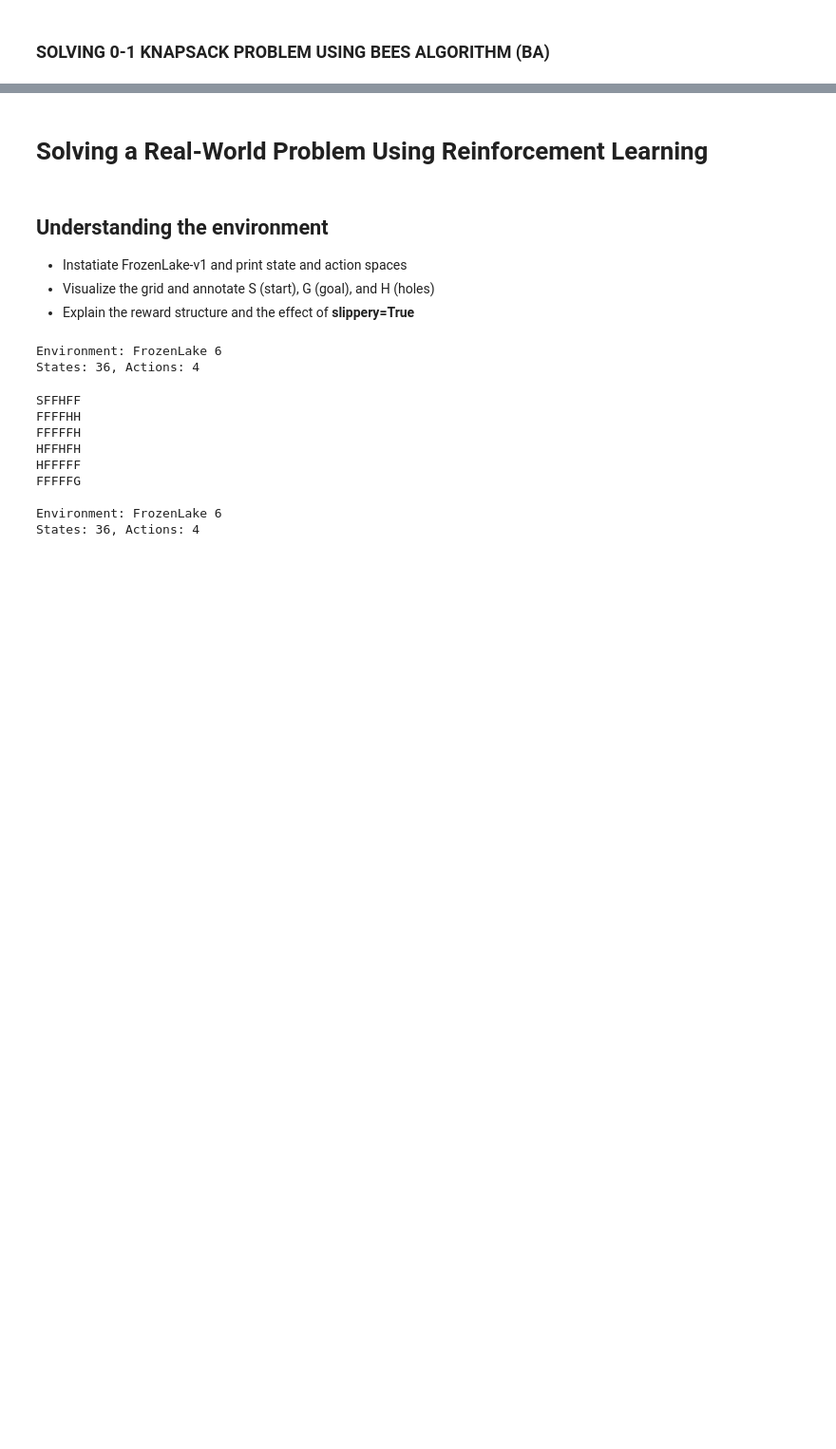
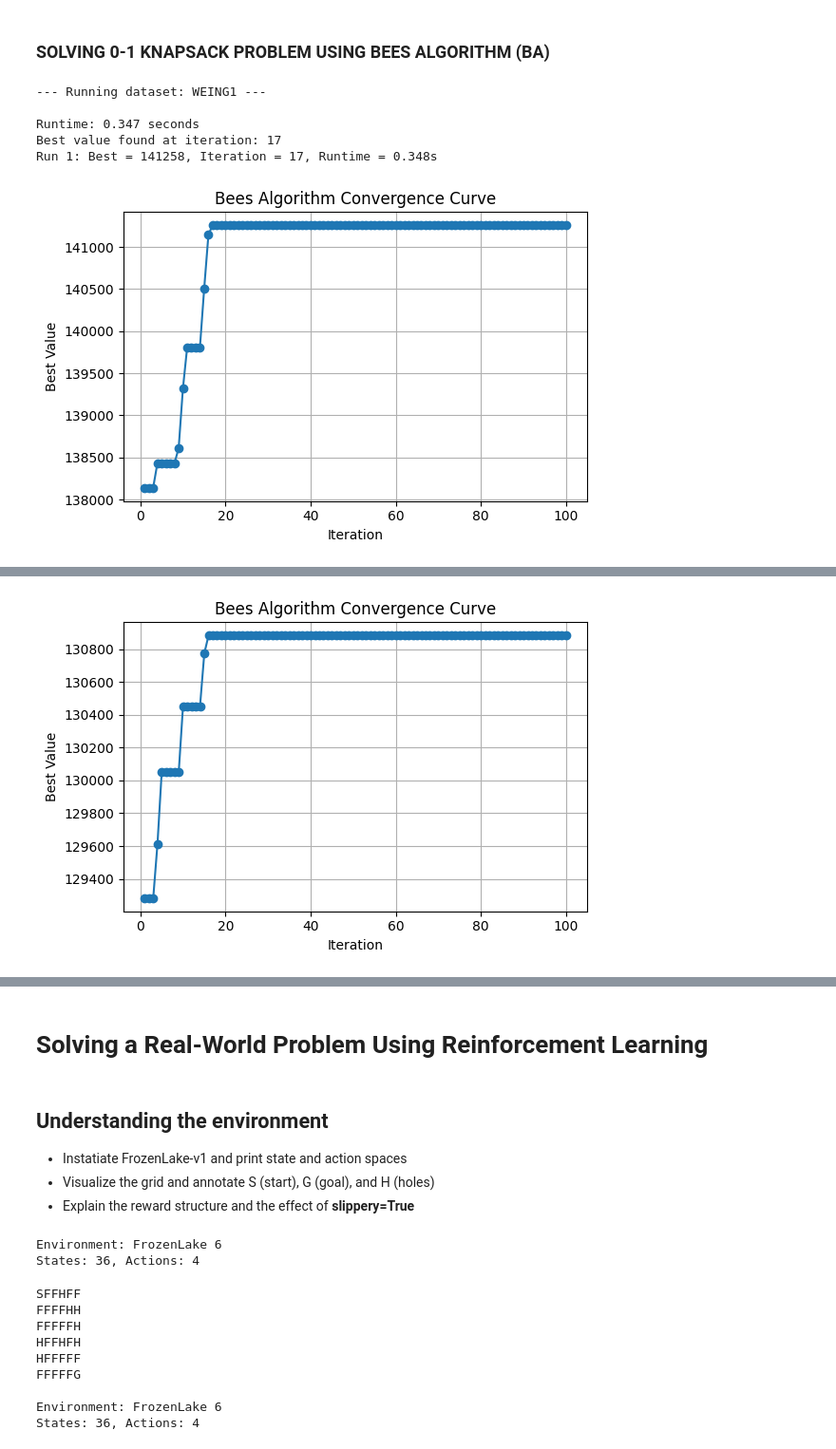
Before and after one commit to FahmiHaybe/EA-Final-Project, a Jupyter notebook: final_project.ipynb, the cells around one changed output, grey strips where cells are left out. Shown at 95% size. Drawn from its saved outputs; the diff is of its cells as text; code cells hidden in the pictures; blank space fills up the shorter version.

```diff
--- a/final_project.ipynb
+++ b/final_project.ipynb
@@ -869,8 +1024,12 @@ datasets = {
         "optimal": 9450
     }
 }
+
+with open("mknap_2.json", "w") as f:
+    json.dump(datasets, f, indent=2)
 # %%
 import random
+import json
 import datetime
 import numpy as np
 import pandas as pd
@@ -898,15 +1057,15 @@ class BeesAlgorithm:
     self.limit = limit
     self.history = []
 
-  # calculate total value of chosen items
   def total_value(self, x):
+    """Calculate total values of chosen items."""
     total = 0
     for i in range(self.n):
       total += self.values[i] * x[i]
     return total
 
-  # calculate total weights of chosen item
   def total_weight(self, x):
+    """Calculate total weights across all constraints of chosen items."""
     total = []
     for j in range(self.m):
       w = 0
@@ -915,24 +1074,23 @@ class BeesAlgorithm:
       total.append(w)
     return total
 
-  # check if the solution is within capacity
   def is_feasible(self, x):
+    """Check if the solution is feasible within capacity."""
     loads = self.total_weight(x)
     for j in range(self.m):
       if loads[j] > self.capacities[j]:
         return False
     return True
 
-  # make a random solution and repair if too heavy
   def random_solution(self):
+    """Generate a random feasible solution and repair if necessary."""
     x = [random.randint(0, 1) for _ in range(self.n)]
     if not self.is_feasible(x):
       x = self.repair(x)
     return x
 
-  # build a greedy feasible solution
   def greedy_solution(self):
-    # ratio = value / (sum of weights across constraints + tiny)
+    """Generate a greedy feasible solution based on value/weight ratio."""
     ratios = []
     for i in range(self.n):
       w_sum = 0
@@ -944,12 +1102,12 @@ class BeesAlgorithm:
         ratio = self.values[i] / w_sum
         ratios.append((ratio, i))
 
-    # take items from best ratio to worst, while keeping feasibility
+    # Take items from best ratio to worst, while keeping feasibility
     ratios.sort(reverse=True)
     x = [0]*self.n
     loads = [0]*self.m
     for _, i in ratios:
-      # try adding item i
+      # Try adding item i
       can_add = True
       for j in range(self.m):
         if loads[j] + self.weights[j][i] > self.capacities[j]:
@@ -961,11 +1119,11 @@ class BeesAlgorithm:
           loads[j] += self.weights[j][i]
     return x
 
-  # if overweight, remove lowest value/weight items first
   def repair(self, x):
+    """Repair an infeasible solution by removing items with smallest value/weight ratio first."""
     total_w = self.total_weight(x)
 
-    # check if feasible already
+    # Check if already feasible
     feasible = True
     for j in range(self.m):
       if total_w[j] > self.capacities[j]:
@@ -974,11 +1132,11 @@ class BeesAlgorithm:
     if feasible:
       return x
 
-    # make a list of selected items with simple value/weight ratio
+    # Make a list of selected items with simple value/weight ratio
     items = []
+
     for i in range(self.n):
       if x[i] == 1:
-        # sum weights across all constraints for each item
         w_sum = 0
         for j in range(self.m):
           w_sum += self.weights[j][i]
@@ -988,7 +1146,7 @@ class BeesAlgorithm:
             ratio = self.values[i] / w_sum
         items.append((ratio, i))
 
-    #remove items with smallest ratio first
+    # Remove items with smallest ratio first
     items.sort()
     for ratio, i in items:
       total_w = self.total_weight(x)
@@ -1002,8 +1160,8 @@ class BeesAlgorithm:
       x[i] = 0
     return x
 
-  # total value minus penalty if over capacity
   def fitness(self, x, penalty=200):
+    """Calculate fitness with penalty for infeasibility."""
     total_v = self.total_value(x)
     total_w = self.total_weight(x)
 
@@ -1017,44 +1175,44 @@ class BeesAlgorithm:
     else:
       return total_v - penalty * over
 
-  # creating the starting population with one greedy solution and
   def initialize_population(self):
+      """Initialize population with one greedy solution and rest random."""
       population = []
-      # add one strong see
       g = self.greedy_solution()
       population.append(g)
-      # fill the rest
+      # Fill the rest with random solutions
       for _ in range(self.num_bees - 1):
         x = self.random_solution()
         population.append(x)
       return population
 
-  # create neighbor
   def neighbor(self, x):
-    # first random 1-bit flip
+    """Generate a neighbor solution by two independent random 1-bit flips."""
+
+    # First random 1-bit flip
     y1 = x[:]
     i = random.randint(0, self.n - 1)
     y1[i] = 1 - y1[i]
     if not self.is_feasible(y1):
       y1 = self.repair(y1)
 
-    # second random 1-bit flip (independent)
+    # Second random 1-bit flip
     y2 = x[:]
     j = random.randint(0, self.n - 1)
     y2[j] = 1 - y2[j]
     if not self.is_feasible(y2):
       y2 = self.repair(y2)
 
-    # keep the better neighbor
+    # Return the better of the two neighbors
     return y1 if self.fitness(y1) >= self.fitness(y2) else y2
 
-  # each employed bee searches for a better solution near its current one
   def employed_bee_phase(self, population, trials):
+    """Each employed bee searches for a better solution near its current one."""
     for i in range(len(population)):
       y = self.neighbor(population[i])
       fit_y = self.fitness(y)
       fit_x = self.fitness(population[i])
-      # if the neigbor is better or equally good, but simpler, keep it
+      # If the neighbor is better or equally good, but simpler, keep it
       if fit_y > fit_x or (fit_y == fit_x and sum(y) < sum(population[i])):
         population[i] = y
         trials[i] = 0
@@ -1063,23 +1221,25 @@ class BeesAlgorithm:
     return population, trials
 
   def onlooker_bee_phase(self, population, trials):
-    # calculate fitness for all bees
+    """Onlooker bees choose source bees based on fitness probabilities and search for neighbors."""
+
+    # Calculate fitness values for all solutions
     fitness_values = [self.fitness(x) for x in population]
 
-    # make all fitness value non-negative ( important for infeasible solutions)
+    # Make all fitness values non-negative (important for infeasible solutions)
     min_fit = min(fitness_values)
     if min_fit < 0:
       fitness_values = [f - min_fit +1 for f in fitness_values]
 
     total_fit = sum(fitness_values)
 
-    # avoid division by zero
+    # Calculate selection probabilities
     if total_fit == 0:
       probabilities = [1 / len(fitness_values)] * len(fitness_values)
     else:
       probabilities = [f / total_fit for f in fitness_values]
 
-    # each onlooker chooses a source bee
+    # Onlooker bees select source bees and search for neighbors
     for _ in range(self.num_onlookers):
       r = random.random()
       running_total = 0
@@ -1095,17 +1255,16 @@ class BeesAlgorithm:
           break
     return population, trials
 
-  # replace bees that haven't improved for a while with new random solutions
   def scout_bee_phase(self, population, trials):
+    """Replace bees that haven't improved for a while with new random solutions"""
     for i in range(len(population)):
       if trials[i] >= self.limit:
         population[i] = self.random_solution()
         trials[i] = 0
     return population, trials
 
-
-  # run employed phase
   def run(self, iterations):
+    """Run the Bees Algorithm for a specified number of iterations."""
     start_time = datetime.datetime.now()
     population = self.initialize_population()
     trials = [0]*len(population)
@@ -1148,6 +1307,7 @@ class BeesAlgorithm:
     plt.show()
 
 def pad_weights(weights_2d, n):
+  """Pad each weight list to length n."""
   padded = []
   for w in weights_2d:
     if len(w) < n:
@@ -1157,8 +1317,8 @@ def pad_weights(weights_2d, n):
     padded.append(w)
   return padded
 
-# run the Bees Algorithm on all datasets and summarize the results
 def evaluate_all_datasets(datasets, runs):
+    """Run the Bees Algorithm on all datasets and summarize the results"""
     summary = []
     for name, data in datasets.items():
         print(f"\n--- Running dataset: {name} ---")
@@ -1209,31 +1369,41 @@ def evaluate_all_datasets(datasets, runs):
         final_best_value = algo.history[-1][1] if algo.history else best_overall
         first_best_value = algo.history[0][1] if algo.history else best_overall
         convergence_trend = round(final_best_value - first_best_value, 2)
 
 
         summary.append({
             "Instance": name,
             "Items (n)": len(values),
             "Knapsacks": len(capacities),
             "Capacity (W)": capacities if len(capacities) > 1 else capacities[0],
             "BestValue": best_overall,
             "WeightUsed": weight_used,
             "BaselineValue": baseline,
             "Achieved(%)": improvement,
             "Optimal": optimal,
             "AvgBest": avg_best,
             "StdDev": std_best,
             "Runtime": avg_runtime,
             "BestIteration": avg_iteration_best,
             "AvgFitness": avg_fit,
             "ConvergenceTrend": convergence_trend,
             "FinalBest": final_best_value
         })
 
-    print("\n\n=== Summary of All Datasets ===")
+    print("\n Summary of All Datasets")
     df = pd.DataFrame(summary)
     print(df.to_string(index=False))
     return df
 
+with open("mknap_2.json", "r") as f:
+    datasets = json.load(f)
+
 if __name__ == "__main__":
     df_results = evaluate_all_datasets(datasets, runs=10)
+# %% [output]
+--- Running dataset: WEING1 ---
+
+Runtime: 0.347 seconds
+Best value found at iteration: 17
+Run 1: Best = 141258, Iteration = 17, Runtime = 0.348s
+[figure, added]
@@ -1239,0 +1427 @@ if __name__ == "__main__":
+[figure, added]
```
Also changed, not shown: parts of 9 cells of this notebook, 3 other files.
